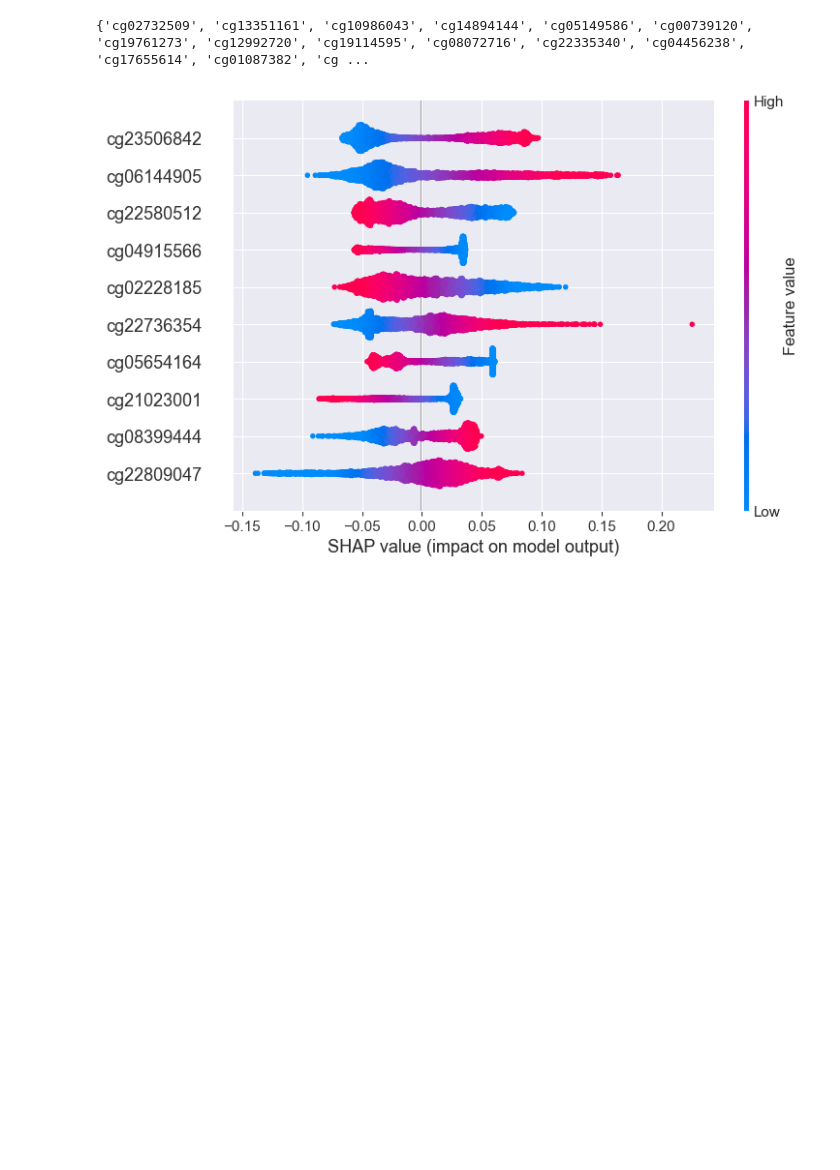
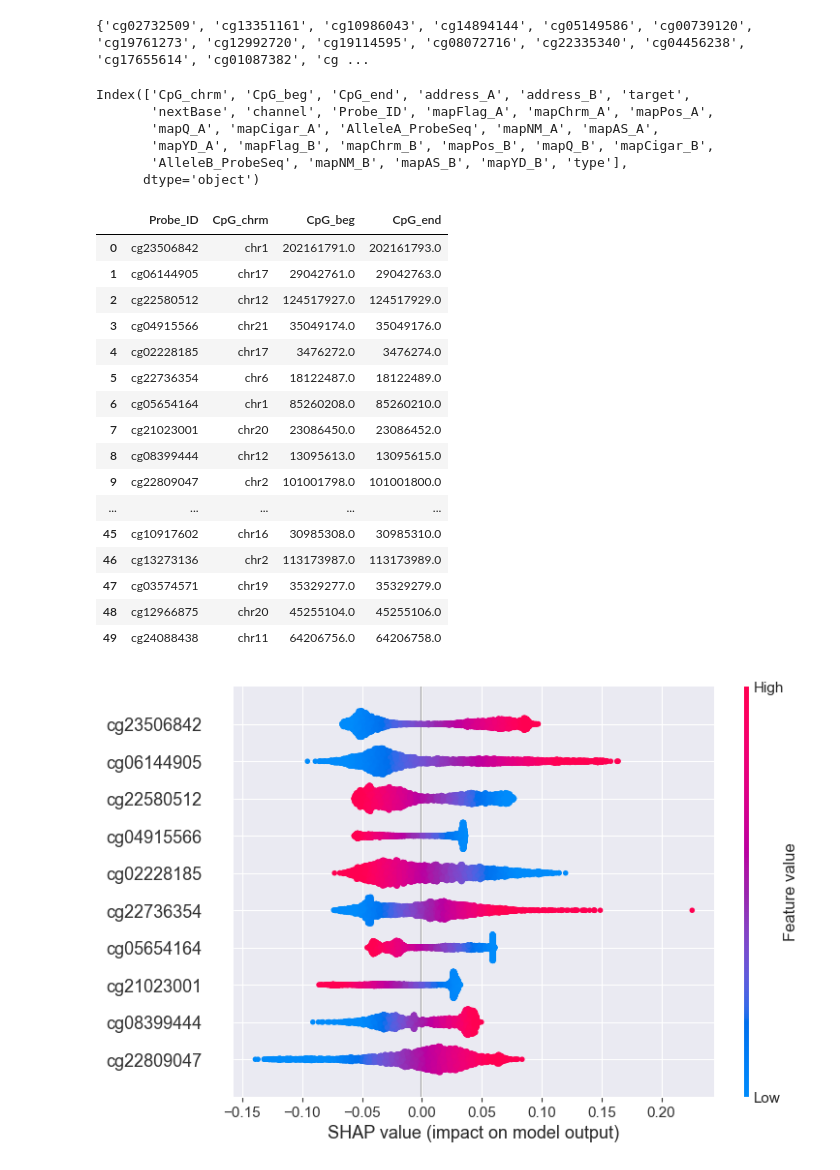
Before and after one commit to elena011/rp-delft, a Jupyter notebook: models/feature_importance.ipynb, the cells around one changed output. Drawn from its saved outputs; the diff is of its cells as text; code cells hidden in the pictures; blank space fills up the shorter version.

```diff
--- a/models/feature_importance.ipynb
+++ b/models/feature_importance.ipynb
@@ -262,9 +262,17 @@ scaler = preprocessing.RobustScaler()
 train_scaled = pd.DataFrame(scaler.fit_transform(train), index = train_index, columns = train_cols)
 test_scaled = pd.DataFrame(scaler.transform(test), index = test_index, columns = test_cols)
 # %%
-correlations = train.apply(lambda col: col.corr(train_ages))
-top_cpgs = correlations.abs().sort_values(ascending=False).head(1000).index
-train_reduced = train[top_cpgs]
+from sklearn.feature_selection import SelectKBest, f_regression
+
+selector = SelectKBest(score_func=f_regression, k=500)  # or percentile=1%
+X_selected = selector.fit_transform(train_scaled, train_ages)
+selected_cpgs = train_scaled.columns[selector.get_support()]
+# %%
+from scipy.stats import pearsonr
+
+scores = [abs(pearsonr(train.iloc[:, i], train_ages)[0]) for i in range(train.shape[1])]
+top_indices = np.argsort(scores)[-500:]  # Select top 500
+pearson_cpgs = train.iloc[:, top_indices]
 # %% [markdown]
 # Best models
 # %%
@@ -294,3 +302,6 @@ print(results_ridge.round(3))
 # %% [output]
               Model  CpGs    MAD    MAE     MSE  Pearson R  Median Error
 0  Ridge Regression  9994  2.412  3.687  33.234      0.977         0.009
+# %%
+ridge = Ridge(alpha=10.0)
+ridge.fit(train[selected_cpgs], transform_age(train_ages))
@@ -505,3 +590,45 @@ top_array = np.array(list(top_ridge))
+# %%
+manifest = pd.read_csv("../dependencies/HM450.hg38.manifest.tsv", sep="\t", comment="#")
+# %%
+manifest.columns
+# %% [output]
+Index(['CpG_chrm', 'CpG_beg', 'CpG_end', 'address_A', 'address_B', 'target',
+       'nextBase', 'channel', 'Probe_ID', 'mapFlag_A', 'mapChrm_A', 'mapPos_A',
+       'mapQ_A', 'mapCigar_A', 'AlleleA_ProbeSeq', 'mapNM_A', 'mapAS_A',
+       'mapYD_A', 'mapFlag_B', 'mapChrm_B', 'mapPos_B', 'mapQ_B', 'mapCigar_B',
+       'AlleleB_ProbeSeq', 'mapNM_B', 'mapAS_B', 'mapYD_B', 'type'],
+      dtype='object')
+# %%
+def get_top_shap_features_array(shap_values, feature_names, top_n=50):
+    """Return top N features with highest mean absolute SHAP values as an ordered array."""
+    mean_abs_shap = np.abs(shap_values.values).mean(axis=0)
+    top_indices = np.argsort(mean_abs_shap)[-top_n:][::-1]
+    return np.array(feature_names)[top_indices]
+
+top10_ridge = get_top_shap_features_array(shap_values_ridge, train.columns, top_n=50)
+
+
+mapped_ordered = manifest.set_index('Probe_ID').loc[top10_ridge].reset_index()
+
+mapped_ordered[['Probe_ID', 'CpG_chrm', 'CpG_beg', 'CpG_end']]
+# %% [output]
+|  | Probe_ID | CpG_chrm | CpG_beg | CpG_end |
+| 0 | cg23506842 | chr1 | 202161791.0 | 202161793.0 |
+| 1 | cg06144905 | chr17 | 29042761.0 | 29042763.0 |
+| 2 | cg22580512 | chr12 | 124517927.0 | 124517929.0 |
+| 3 | cg04915566 | chr21 | 35049174.0 | 35049176.0 |
+| 4 | cg02228185 | chr17 | 3476272.0 | 3476274.0 |
+| 5 | cg22736354 | chr6 | 18122487.0 | 18122489.0 |
+| 6 | cg05654164 | chr1 | 85260208.0 | 85260210.0 |
+| 7 | cg21023001 | chr20 | 23086450.0 | 23086452.0 |
+| 8 | cg08399444 | chr12 | 13095613.0 | 13095615.0 |
+| 9 | cg22809047 | chr2 | 101001798.0 | 101001800.0 |
+| ... | ... | ... | ... | ... |
+| 45 | cg10917602 | chr16 | 30985308.0 | 30985310.0 |
+| 46 | cg13273136 | chr2 | 113173987.0 | 113173989.0 |
+| 47 | cg03574571 | chr19 | 35329277.0 | 35329279.0 |
+| 48 | cg12966875 | chr20 | 45255104.0 | 45255106.0 |
+| 49 | cg24088438 | chr11 | 64206756.0 | 64206758.0 |
 # %%
 shap.plots.beeswarm(shap_values_ridge, max_display=10, group_remaining_features=False)
 #
```
Also changed, not shown: parts of 10 cells of this notebook, 1 other file.
